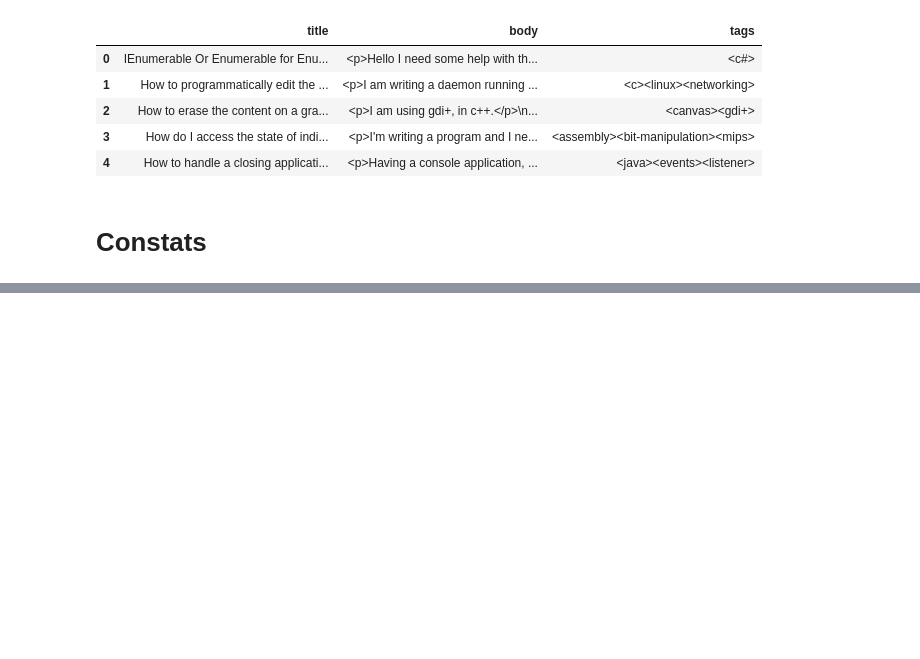
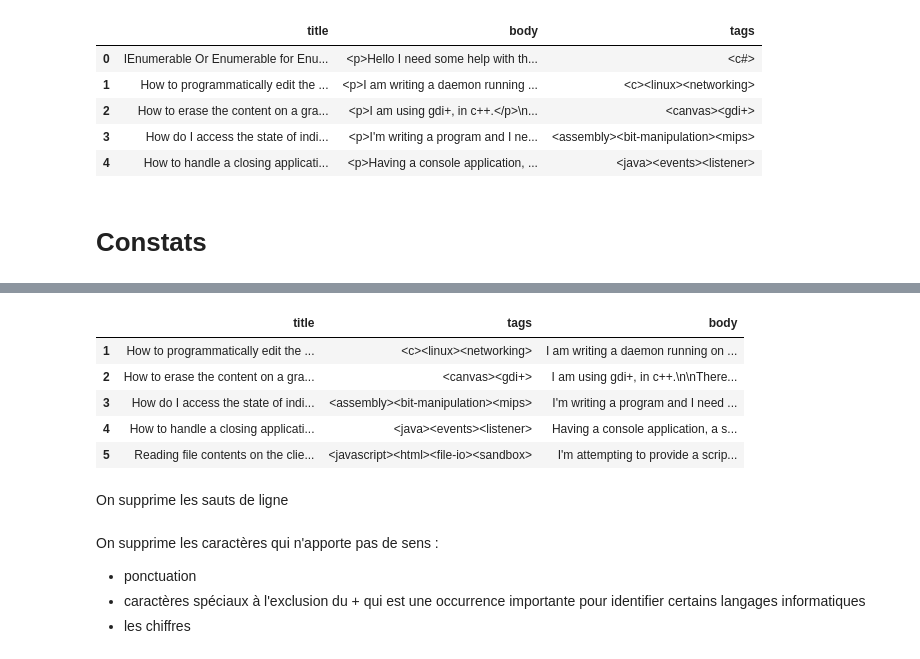
Before and after one commit to aldeponk/stack-overflow, a Jupyter notebook: Data_setup.ipynb, the cells around one changed output, grey strips where cells are left out. Cells and saved outputs as stored; diff of their text form; code cells hidden in the pictures; blank space fills up the shorter version.

```diff
--- a/Data_setup.ipynb
+++ b/Data_setup.ipynb
@@ -213,0 +186,50 @@ data.head()
+# %%
+"""
+-----------------------------------------------------------------
+Desc:   Extract text from questions body
+Input:  Dataset
+Output: dataset with body feature without tags
+
+Traitements appliqués :
+- extract text from tags contents
+- create new column with extracted text
+-
+-----------------------------------------------------------------
+"""
+def extractText(df, caller):
+    bodies = []
+    for body in data['body']:
+        #print(body)
+        soup = BeautifulSoup(body)
+        tags = [tag.name for tag in soup.find_all()]
+        #print(tags)
+        #loop tag to remove code and href tags
+        if "pre" in tags:
+            soup.pre.decompose()
+        if "code" in tags:
+            try:
+                soup.code.decompose()
+            except:
+                pass
+        if "a" in tags:
+            soup.a.decompose()
+        bodies.append(soup.get_text())
+
+    df['final_body'] = bodies
+    df.drop(['body'], inplace=True, axis=1)
+    df.columns = ['title', 'tags','body']
+
+    return df
+# %%
+data = extractText(data, 'test')
+# %%
+data.head()
+# %% [output]
+|  | title | tags | body |
+| 1 | How to programmatically edit the ... | <c><linux><networking> | I am writing a daemon running on ... |
+| 2 | How to erase the content on a gra... | <canvas><gdi+> | I am using gdi+, in c++.\n\nThere... |
+| 3 | How do I access the state of indi... | <assembly><bit-manipulation><mips> | I'm writing a program and I need ... |
+| 4 | How to handle a closing applicati... | <java><events><listener> | Having a console application, a s... |
+| 5 | Reading file contents on the clie... | <javascript><html><file-io><sandbox> | I'm attempting to provide a scrip... |
+# %% [markdown]
+On supprime les sauts de ligne
@@ -213,0 +260,6 @@ data.head()
+# %% [markdown]
+On supprime les caractères qui n'apporte pas de sens :
+
+-   ponctuation
+-   caractères spéciaux à l'exclusion du + qui est une occurrence importante pour identifier certains langages informatiques
+-   les chiffres
```
Also changed, not shown: parts of 23 cells of this notebook.
